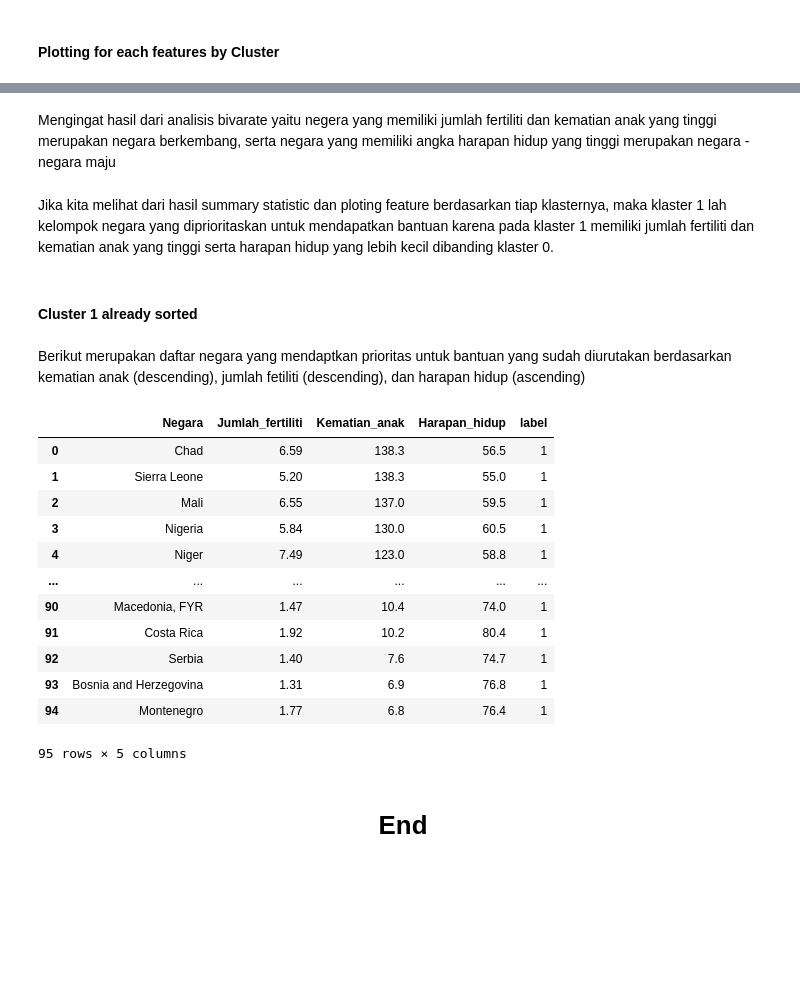
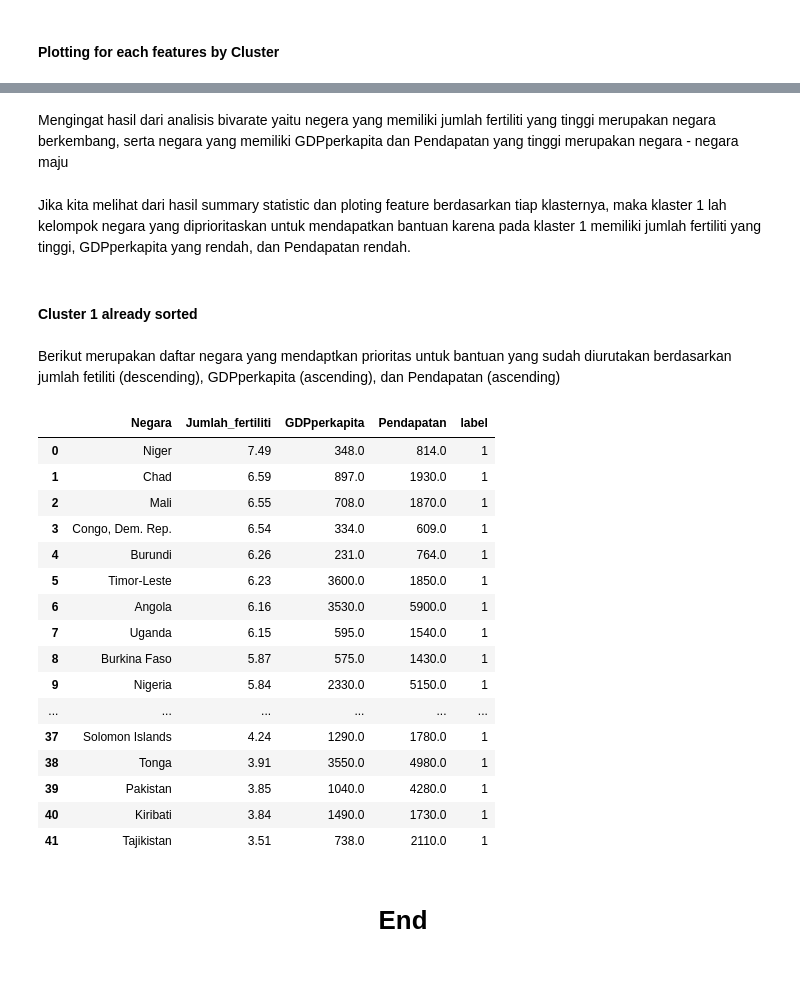
Before and after one commit to fatihdq/Clustering-The-Countries-for-Help-International, a Jupyter notebook: Clustering the Countries by using K-Means for HELP International.ipynb, the cells around one changed output, grey strips where cells are left out. Cells and saved outputs as stored; diff of their text form; code cells hidden in the pictures; blank space fills up the shorter version.

```diff
--- a/Clustering the Countries by using K-Means for HELP International.ipynb
+++ b/Clustering the Countries by using K-Means for HELP International.ipynb
@@ -455,3 +466,3 @@ Kita akan menggunakan kolom Jumlah_fertiliti, Kematian_anak, dan Harapan_hidup s
 # %%
-feature_selected = countries_std[['Jumlah_fertiliti','Kematian_anak','Harapan_hidup']]
+feature_selected = countries_std[['Jumlah_fertiliti','GDPperkapita','Pendapatan']]
 # %% [markdown]
@@ -459,9 +470,9 @@ feature_selected = countries_std[['Jumlah_fertiliti','Kematian_anak','Harapan_hi
 # %%
-kmeans_n2 = KMeans(n_clusters=2, init='k-means++',max_iter=1000,random_state=42)
-kmeans_n2.fit(feature_selected)
-y_kmeans_n2 = kmeans_n2.labels_
-countries_n2 = feature_selected.copy()
-countries_n2['label'] = y_kmeans_n2
+kmeans_n3 = KMeans(n_clusters=3, init='k-means++',max_iter=1000,random_state=42)
+kmeans_n3.fit(feature_selected)
+y_kmeans_n3 = kmeans_n3.labels_
+countries_n3 = feature_selected.copy()
+countries_n3['label'] = y_kmeans_n3
 
-center_n2 = kmeans_n2.cluster_centers_
+center_n3 = kmeans_n3.cluster_centers_
 # %% [markdown]
@@ -500,7 +512,7 @@ Sesuai dengan tujuan dari project ini yaitu untuk menenentukan prioritas negara
 # %% [markdown]
 #### Countries Clustered
 # %%
-countries_labeled = pd.concat([country,outlier_removed[['Jumlah_fertiliti','Kematian_anak','Harapan_hidup']]],axis=1)
-countries_labeled['label'] = y_kmeans_n5
+countries_labeled = pd.concat([country,outlier_removed[['Jumlah_fertiliti','GDPperkapita','Pendapatan']]],axis=1)
+countries_labeled['label'] = y_kmeans_n3
 countries_labeled
 # %% [output]
@@ -542,27 +555,31 @@ plt.show()
 # %% [markdown]
-Mengingat hasil dari analisis bivarate yaitu negera yang memiliki jumlah fertiliti dan kematian anak yang tinggi merupakan negara berkembang, serta negara yang memiliki angka harapan hidup yang tinggi merupakan negara - negara maju
+Mengingat hasil dari analisis bivarate yaitu negera yang memiliki jumlah fertiliti yang tinggi merupakan negara berkembang, serta negara yang memiliki GDPperkapita dan Pendapatan yang tinggi merupakan negara - negara maju
 # %% [markdown]
-Jika kita melihat dari hasil summary statistic dan ploting feature berdasarkan tiap klasternya, maka klaster 1 lah kelompok negara yang diprioritaskan untuk mendapatkan bantuan karena pada klaster 1 memiliki jumlah fertiliti dan kematian anak yang tinggi serta harapan hidup yang lebih kecil dibanding klaster 0.
+Jika kita melihat dari hasil summary statistic dan ploting feature berdasarkan tiap klasternya, maka klaster 1 lah kelompok negara yang diprioritaskan untuk mendapatkan bantuan karena pada klaster 1 memiliki jumlah fertiliti yang tinggi, GDPperkapita yang rendah, dan Pendapatan rendah.
 # %% [markdown]
 #### Cluster 1 already sorted
 # %% [markdown]
-Berikut merupakan daftar negara yang mendaptkan prioritas untuk bantuan yang sudah diurutakan berdasarkan kematian anak (descending), jumlah fetiliti (descending), dan harapan hidup (ascending)
+Berikut merupakan daftar negara yang mendaptkan prioritas untuk bantuan yang sudah diurutakan berdasarkan  jumlah fetiliti (descending), GDPperkapita (ascending), dan Pendapatan (ascending)
 # %%
-priority_countries = countries_labeled[countries_labeled['label']==1].sort_values(['Kematian_anak','Jumlah_fertiliti','Harapan_hidup'],ascending=[False,False,True]).reset_index(drop=True)
+priority_countries = countries_labeled[countries_labeled['label']==1].sort_values(['Jumlah_fertiliti','GDPperkapita','Pendapatan'],ascending=[False,True,True]).reset_index(drop=True)
 priority_countries
 # %% [output]
-|  | Negara | Jumlah_fertiliti | Kematian_anak | Harapan_hidup | label |
-| 0 | Chad | 6.59 | 138.3 | 56.5 | 1 |
-| 1 | Sierra Leone | 5.20 | 138.3 | 55.0 | 1 |
-| 2 | Mali | 6.55 | 137.0 | 59.5 | 1 |
-| 3 | Nigeria | 5.84 | 130.0 | 60.5 | 1 |
-| 4 | Niger | 7.49 | 123.0 | 58.8 | 1 |
+|  | Negara | Jumlah_fertiliti | GDPperkapita | Pendapatan | label |
+| 0 | Niger | 7.49 | 348.0 | 814.0 | 1 |
+| 1 | Chad | 6.59 | 897.0 | 1930.0 | 1 |
+| 2 | Mali | 6.55 | 708.0 | 1870.0 | 1 |
+| 3 | Congo, Dem. Rep. | 6.54 | 334.0 | 609.0 | 1 |
+| 4 | Burundi | 6.26 | 231.0 | 764.0 | 1 |
+| 5 | Timor-Leste | 6.23 | 3600.0 | 1850.0 | 1 |
+| 6 | Angola | 6.16 | 3530.0 | 5900.0 | 1 |
+| 7 | Uganda | 6.15 | 595.0 | 1540.0 | 1 |
+| 8 | Burkina Faso | 5.87 | 575.0 | 1430.0 | 1 |
+| 9 | Nigeria | 5.84 | 2330.0 | 5150.0 | 1 |
 | ... | ... | ... | ... | ... | ... |
-| 90 | Macedonia, FYR | 1.47 | 10.4 | 74.0 | 1 |
-| 91 | Costa Rica | 1.92 | 10.2 | 80.4 | 1 |
-| 92 | Serbia | 1.40 | 7.6 | 74.7 | 1 |
-| 93 | Bosnia and Herzegovina | 1.31 | 6.9 | 76.8 | 1 |
-| 94 | Montenegro | 1.77 | 6.8 | 76.4 | 1 |
+| 37 | Solomon Islands | 4.24 | 1290.0 | 1780.0 | 1 |
+| 38 | Tonga | 3.91 | 3550.0 | 4980.0 | 1 |
+| 39 | Pakistan | 3.85 | 1040.0 | 4280.0 | 1 |
+| 40 | Kiribati | 3.84 | 1490.0 | 1730.0 | 1 |
+| 41 | Tajikistan | 3.51 | 738.0 | 2110.0 | 1 |
-95 rows × 5 columns
 # %% [markdown]
 <h1 align='center'> End <h1>
```
Also changed, not shown: parts of 13 cells of this notebook.
